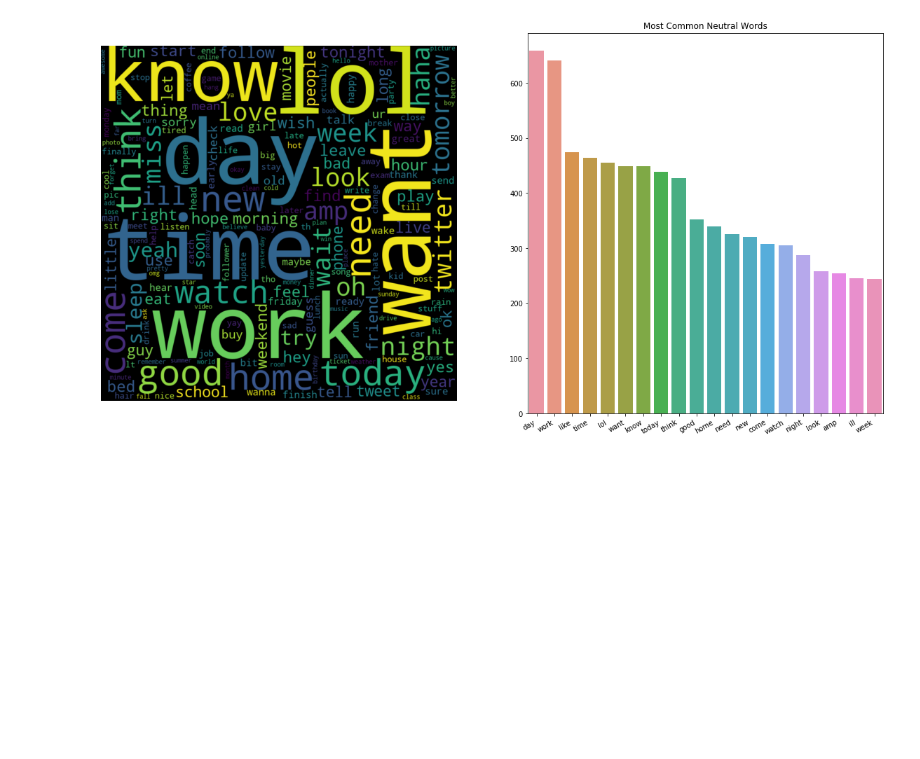
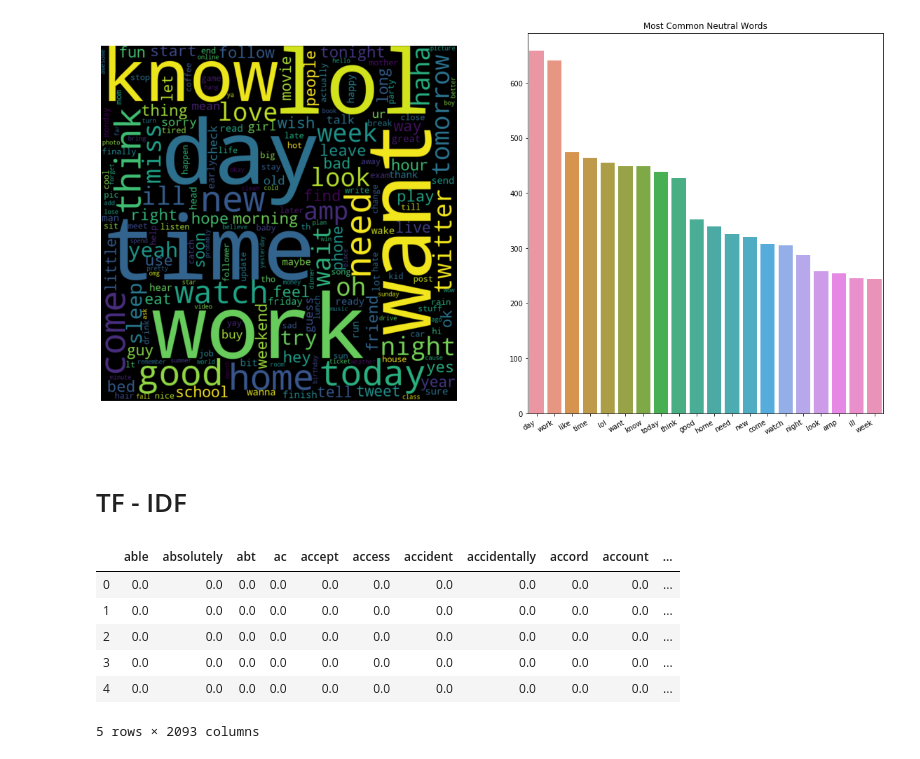
Before and after one commit to FreedomVAce/Tweet_Sentiment_Extraction, a Jupyter notebook: tweet_sentiment_extraction.ipynb, the cells around one changed output. Cells and saved outputs as stored; diff of their text form; code cells hidden in the pictures; blank space fills up the shorter version.

```diff
--- a/tweet_sentiment_extraction.ipynb
+++ b/tweet_sentiment_extraction.ipynb
@@ -303,3 +293,5 @@ plt.xticks(rotation=30, ha='right')
 plt.show()
 # %% [output]
 [figure]
+# %% [markdown]
+# TF - IDF
@@ -305,0 +303,10 @@ plt.show()
+# %%
+my_df.head(5)
+# %% [output]
+|  | able | absolutely | abt | ac | accept | access | accident | accidentally | accord | account | ... |
+| 0 | 0.0 | 0.0 | 0.0 | 0.0 | 0.0 | 0.0 | 0.0 | 0.0 | 0.0 | 0.0 | ... |
+| 1 | 0.0 | 0.0 | 0.0 | 0.0 | 0.0 | 0.0 | 0.0 | 0.0 | 0.0 | 0.0 | ... |
+| 2 | 0.0 | 0.0 | 0.0 | 0.0 | 0.0 | 0.0 | 0.0 | 0.0 | 0.0 | 0.0 | ... |
+| 3 | 0.0 | 0.0 | 0.0 | 0.0 | 0.0 | 0.0 | 0.0 | 0.0 | 0.0 | 0.0 | ... |
+| 4 | 0.0 | 0.0 | 0.0 | 0.0 | 0.0 | 0.0 | 0.0 | 0.0 | 0.0 | 0.0 | ... |
+5 rows × 2093 columns
```
Also changed, not shown: parts of 14 cells of this notebook.
